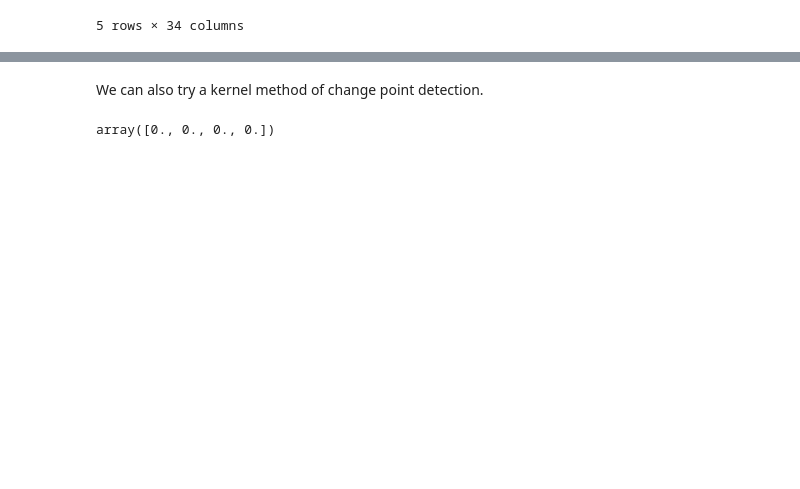
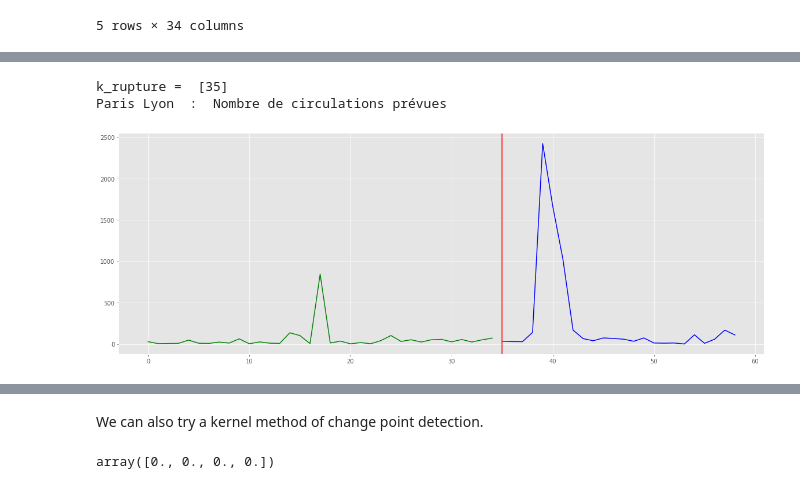
Before and after one commit to Paulthibaud/change-Point-model, a Jupyter notebook: dynamic.ipynb, the cells around one changed output, grey strips where cells are left out. Cells and saved outputs as stored; diff of their text form; code cells hidden in the pictures; blank space fills up the shorter version.

```diff
--- a/dynamic.ipynb
+++ b/dynamic.ipynb
@@ -212,0 +231,28 @@ Paris Est  :  Nombre de trains annulés
+# %%
+data1 = test['test'].to_numpy()
+result1 = DynamicProg(data1,1,L2_Ridge,lambda_=1,dist_segment=1)
+result1.pop()
+print("k_rupture = ", result1)
+print('Paris Lyon', " : ",'Nombre de circulations prévues' )
+fig = plt.figure(figsize=(20,7))
+ax1 = fig.add_subplot(111)
+    # cacher les cadres : haut et droit
+ax1.spines['right'].set_visible(False)
+ax1.spines['top'].set_visible(False)
+
+
+ax1.xaxis.set_ticks_position('bottom')
+
+l1 = [k for k in range(result1[0])]
+l2 = [k for k in range(result1[0],data1.shape[0])]
+
+plt.plot(l1,data1[:result1[0]], color = 'green')
+plt.plot(l2,data1[result1[0]:], color = 'blue')
+for i in result1 :
+    plt.axvline(x=i,color='red')
+
+plt.show()
+# %% [output]
+k_rupture =  [35]
+Paris Lyon  :  Nombre de circulations prévues
+[figure, added]
```
Also changed, not shown: parts of 9 cells of this notebook, 10 other files.
